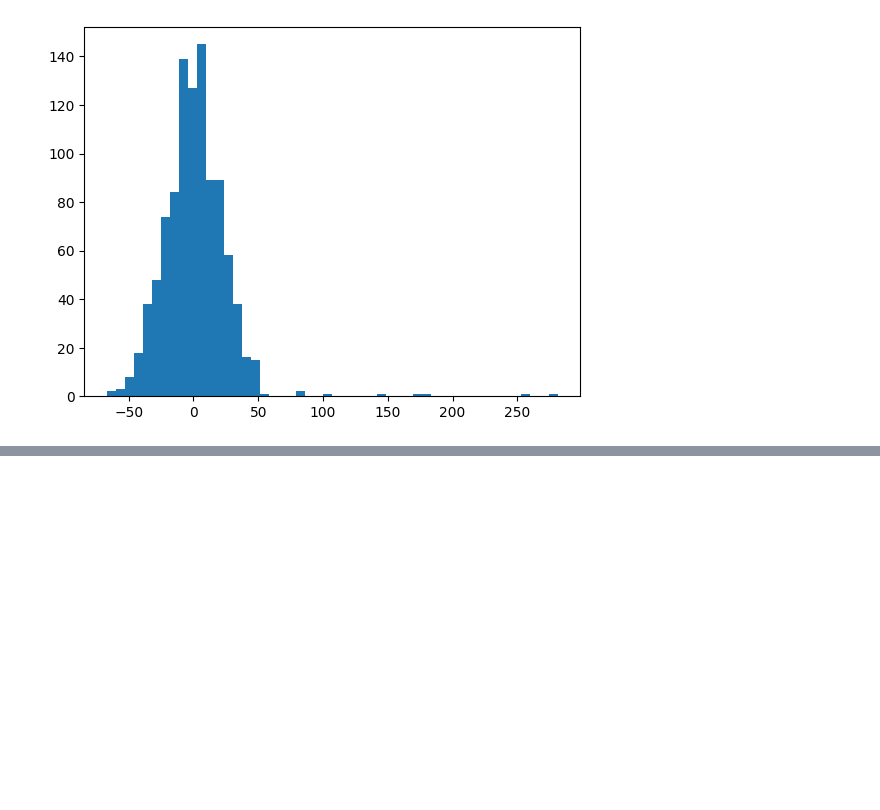
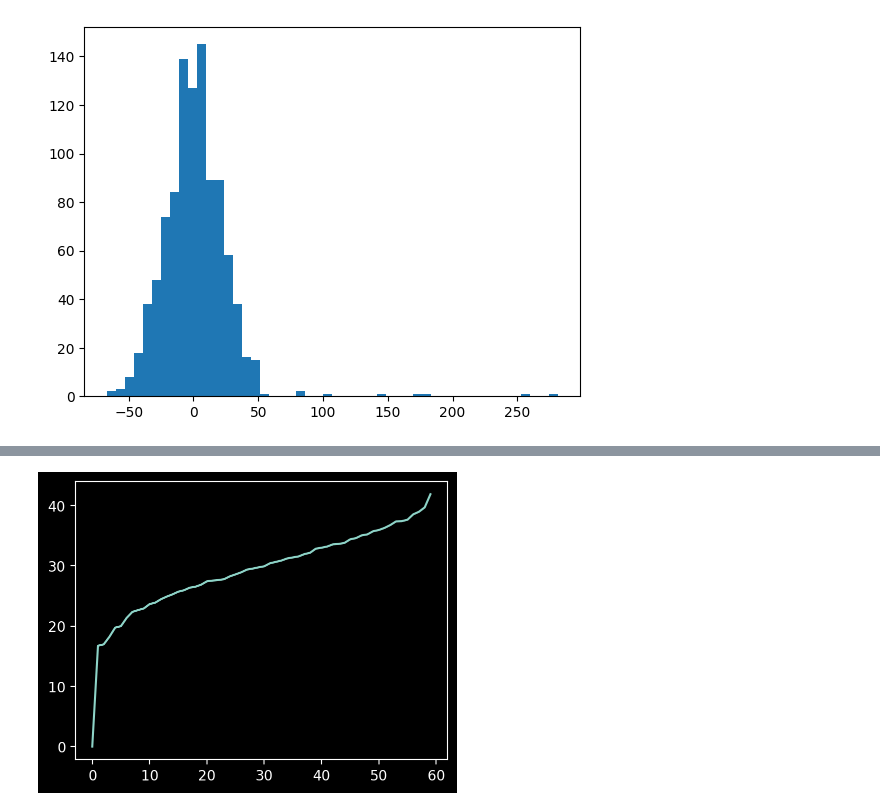
Before and after one commit to vilasopher/jupyter-notebooks, a Jupyter notebook: python/triangles/tracking.ipynb, the cells around one changed output, grey strips where cells are left out. Cells and saved outputs as stored; diff of their text form; code cells hidden in the pictures; blank space fills up the shorter version.

```diff
--- a/python/triangles/tracking.ipynb
+++ b/python/triangles/tracking.ipynb
@@ -89,0 +104,4 @@ _=plt.hist(overlaps, bins=50)
+# %%
+_=plt.plot(nx.laplacian_spectrum(graphs[-1]))
+# %% [output]
+[figure, added]
```
Also changed, not shown: parts of 5 cells of this notebook, 1 other file.
